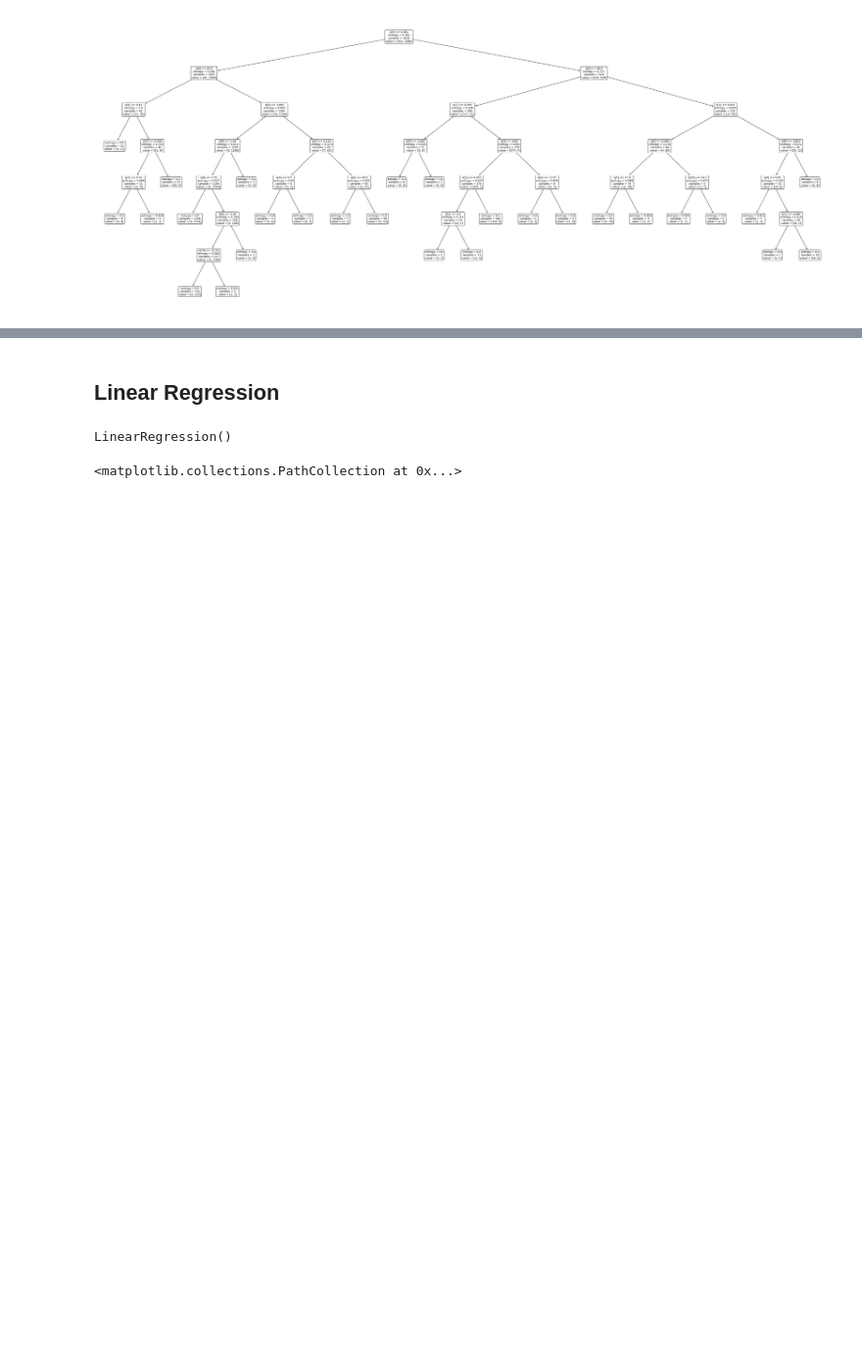
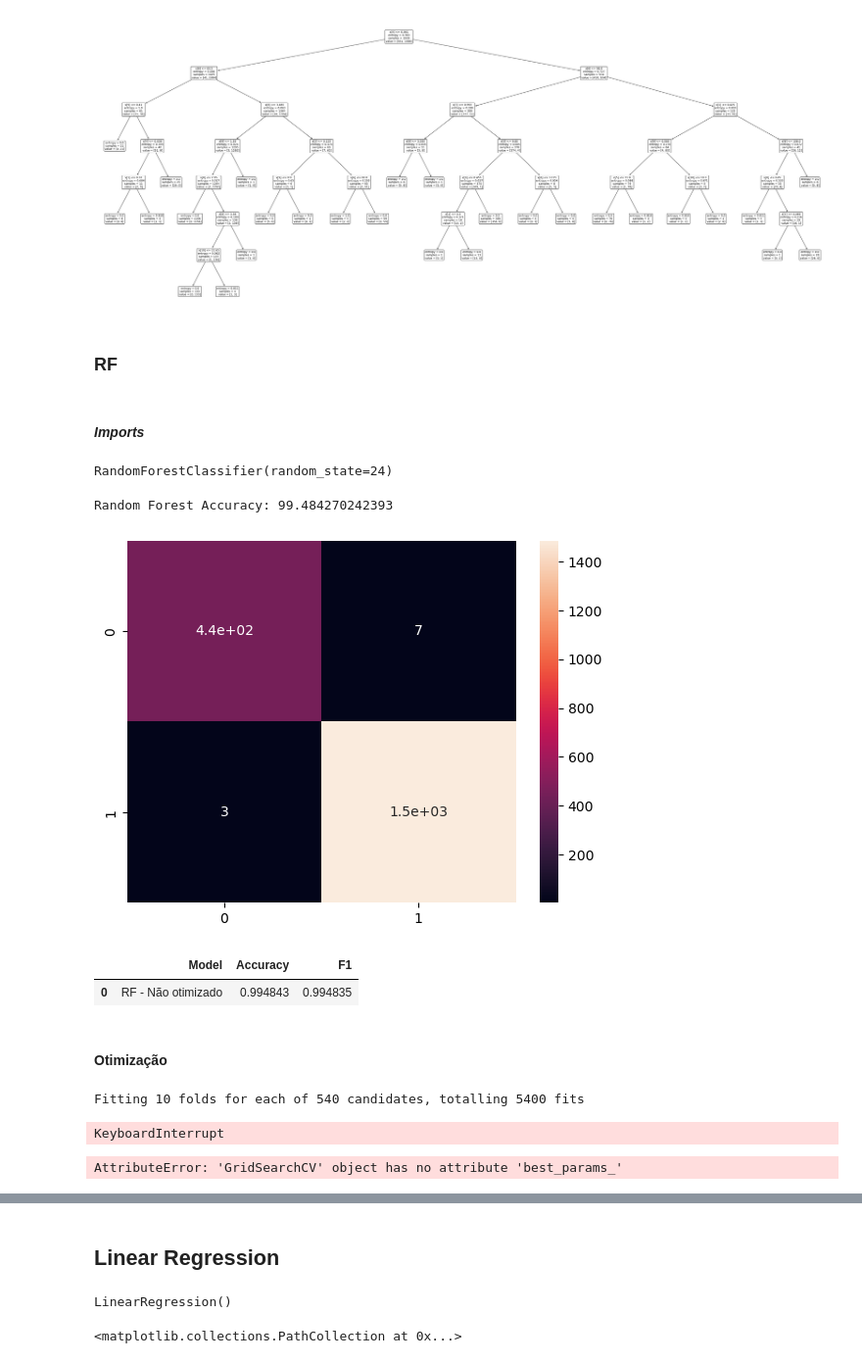
Before and after one commit to FranciscoGameiro2004/TSIW-IA-Vinhos, a Jupyter notebook: AI_Wine.ipynb, the cells around one changed output, grey strips where cells are left out. Shown: that part at 98% size. Saved outputs shown, nothing was run; the diff lists cells and outputs as text; code cells hidden in the pictures; blank space fills up the shorter version.

Commit message:
Acréscimo de mais modelos de classificação

```diff
--- a/AI_Wine.ipynb
+++ b/AI_Wine.ipynb
@@ -483,3 +512,7 @@ plot_tree(t,fontsize=10,rounded=True)
 plt.show()
 # %% [output]
 [figure]
+# %% [markdown]
+### RF
+# %% [markdown]
+#### *Imports*
@@ -485,0 +521,45 @@ plt.show()
+# %%
+rf = RandomForestClassifier(random_state = 24)
+rf.fit(X_train, y_train)
+# %% [output]
+RandomForestClassifier(random_state=24)
+# %%
+rf_pred = rf.predict(X_test)
+print('Random Forest Accuracy: {}'.format(accuracy_score(y_test, rf_pred)*100))
+# %% [output]
+Random Forest Accuracy: 99.484270242393
+# %%
+sns.heatmap(confusion_matrix(y_test, rf_pred), annot = True)
+plt.show()
+# %% [output]
+[figure, added]
+# %%
+rf_accuracy = accuracy_score(y_true=y_test,y_pred=rf_pred)
+rf_f1 = f1_score(y_test, rf_pred, average='weighted')
+results_rf = pd.DataFrame(columns = ['Model', 'Accuracy', 'F1'], data = [['RF - Não otimizado', rf_accuracy, rf_f1]])
+results_rf
+# %% [output]
+|  | Model | Accuracy | F1 |
+| 0 | RF - Não otimizado | 0.994843 | 0.994835 |
+# %% [markdown]
+#### Otimização
+# %%
+%%time
+rf_params = {
+    'max_depth': [None, 3, 5, 8, 10],
+    'max_features': ['sqrt', 'log2', None, 3, 5, 10],
+    'n_estimators': [2, 5, 10 ,50, 100, 200],
+    'min_samples_split': [2, 5, 10]
+}
+
+rf_cv_model = GridSearchCV(RandomForestClassifier(random_state=24),
+                          rf_params, cv = 10, n_jobs = -1, verbose = 1)
+
+rf_cv_model.fit(X_train, y_train)
+# %% [output]
+Fitting 10 folds for each of 540 candidates, totalling 5400 fits
+KeyboardInterrupt
+# %%
+rf_cv_model.best_params_
+# %% [output]
+AttributeError: 'GridSearchCV' object has no attribute 'best_params_'
```
Also changed, not shown: parts of 55 cells of this notebook.
